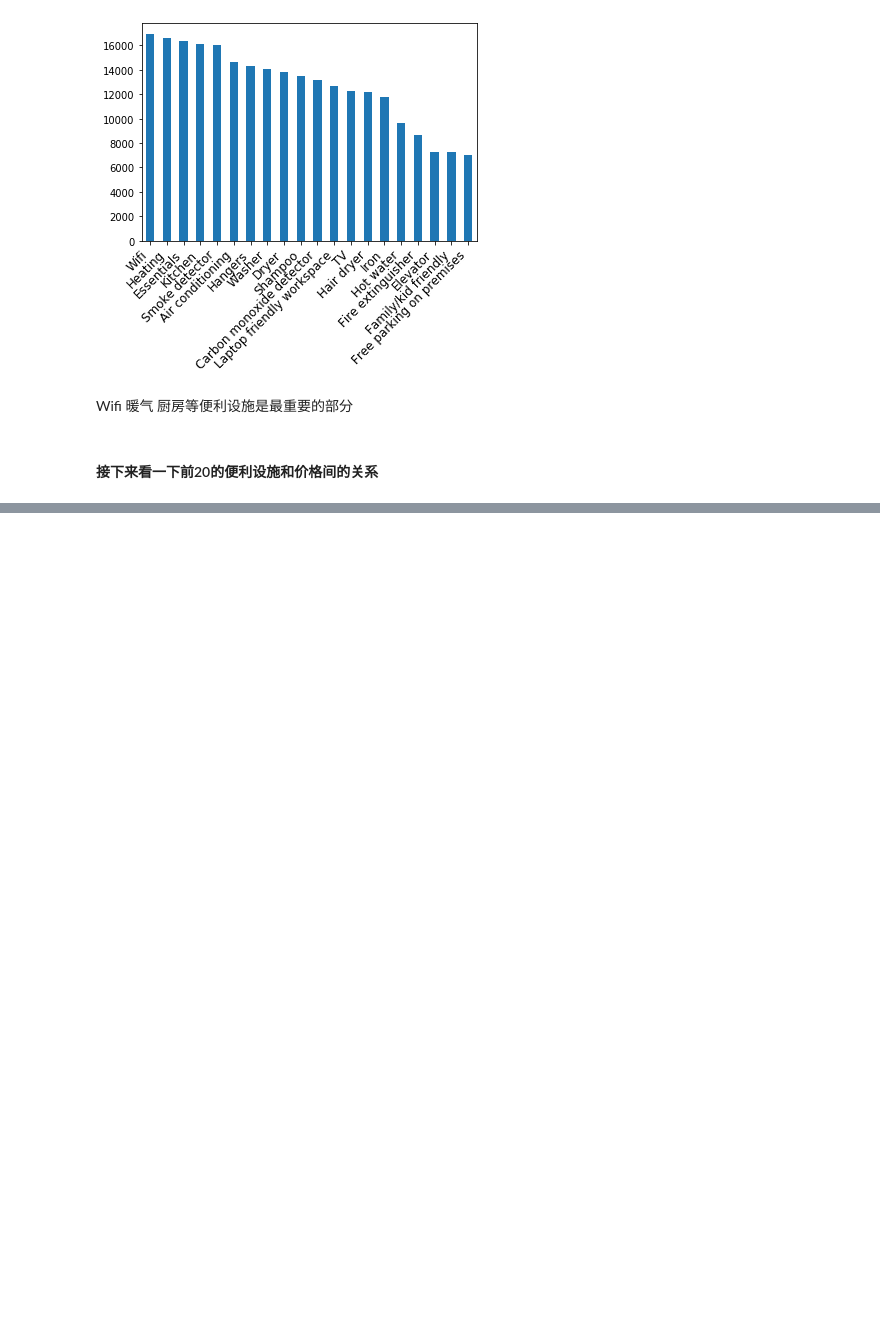
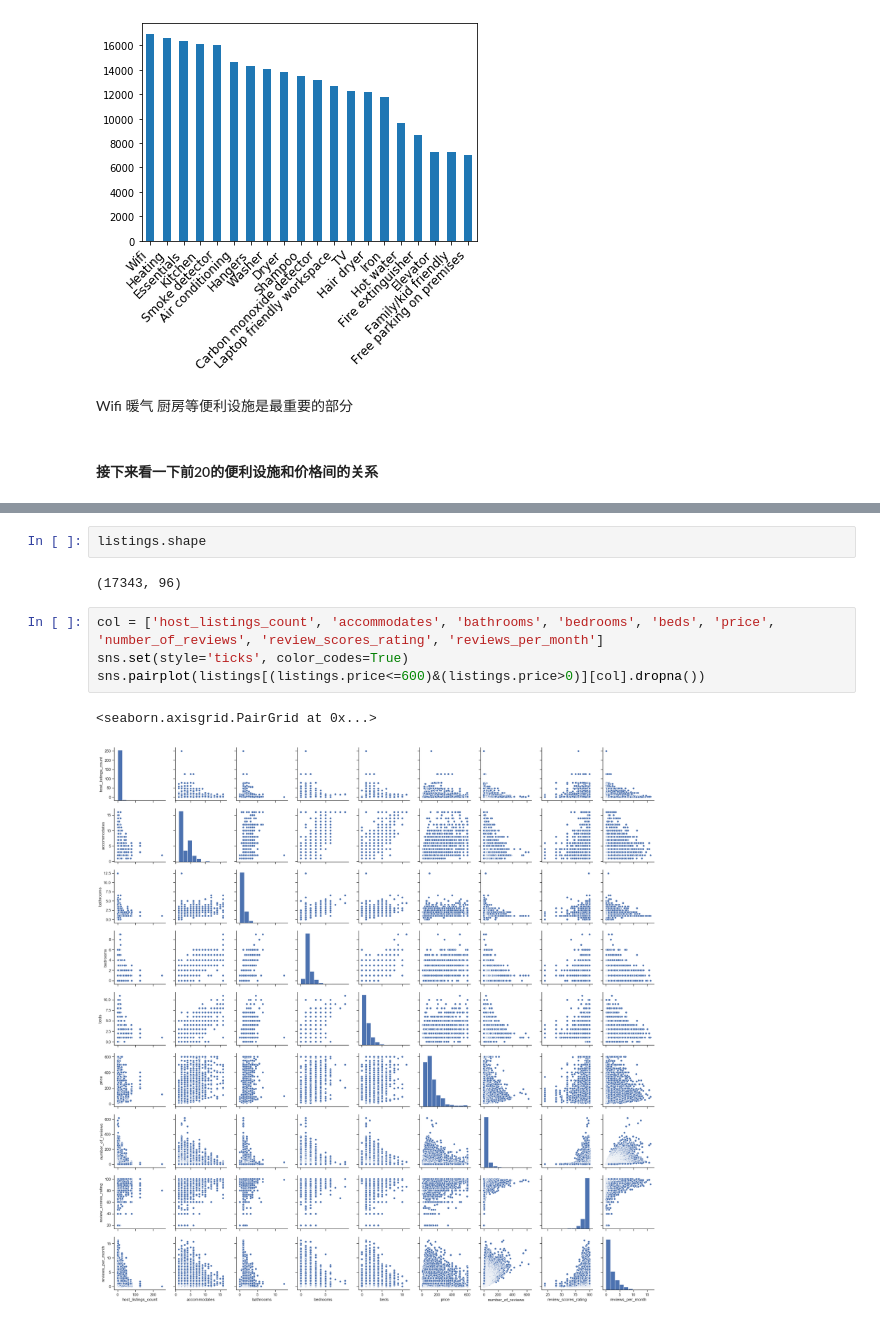
Before and after one commit to articuly/data_analysis_projects, a Jupyter notebook: 分析项目-多伦多短租房.ipynb, the cells around one changed output, grey strips where cells are left out. Saved outputs shown, nothing was run; the diff lists cells and outputs as text; blank space fills up the shorter version.

```diff
--- a/分析项目-多伦多短租房.ipynb
+++ b/分析项目-多伦多短租房.ipynb
@@ -412,0 +530,11 @@ Wifi 暖气 厨房等便利设施是最重要的部分
+# %%
+listings.shape
+# %% [output]
+(17343, 96)
+# %%
+col = ['host_listings_count', 'accommodates', 'bathrooms', 'bedrooms', 'beds', 'price', 'number_of_reviews', 'review_scores_rating', 'reviews_per_month']
+sns.set(style='ticks', color_codes=True)
+sns.pairplot(listings[(listings.price<=600)&(listings.price>0)][col].dropna())
+# %% [output]
+<seaborn.axisgrid.PairGrid at 0x...>
+[figure, added]
```
Also changed, not shown: parts of 47 cells of this notebook.
